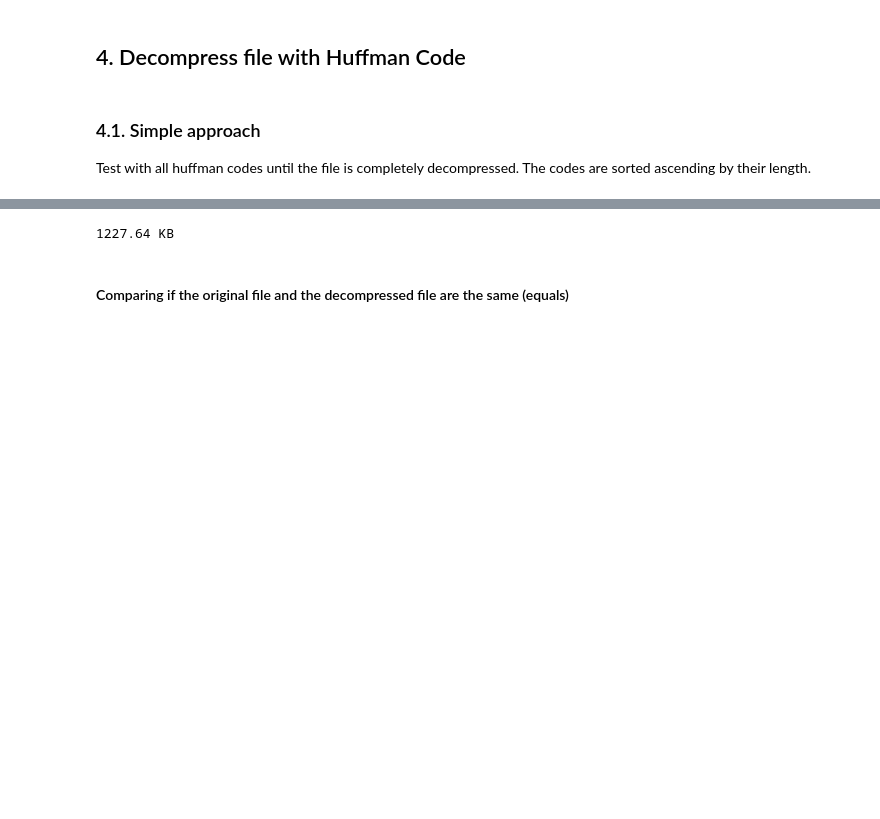
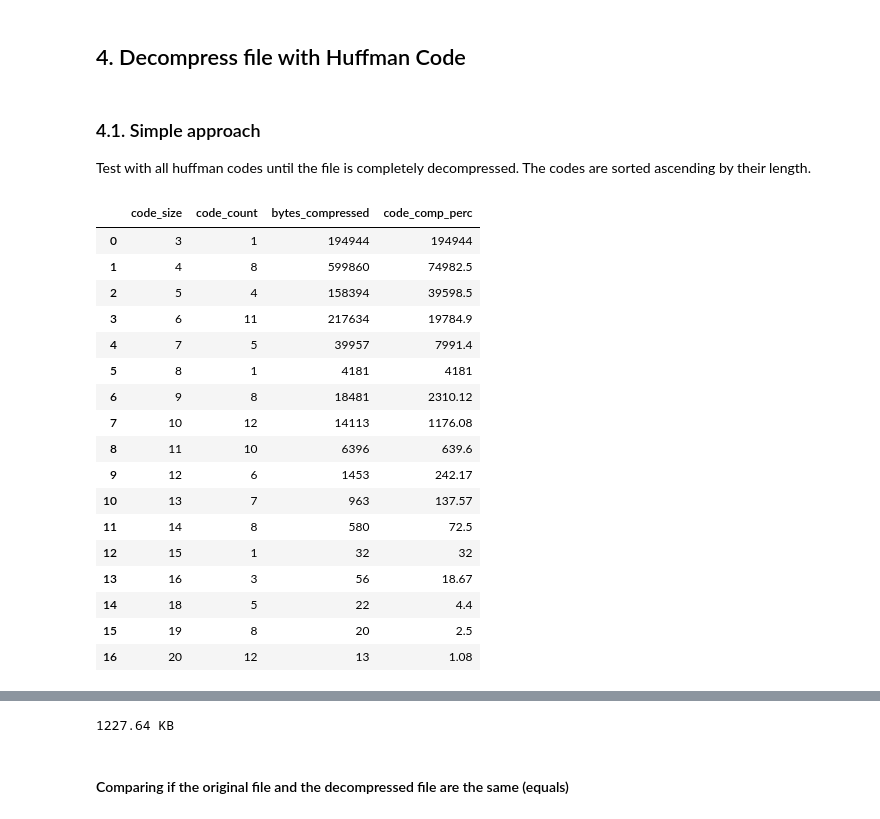
Before and after one commit to ansegura7/DataCompression, a Jupyter notebook: code/HuffmanCode.ipynb, the cells around one changed output, grey strips where cells are left out. Saved outputs shown, nothing was run; the diff lists cells and outputs as text; code cells hidden in the pictures; blank space fills up the shorter version.

Commit message:
Update Huffman Code
More information about Huffman codes used to decompress was shown.

```diff
--- a/code/HuffmanCode.ipynb
+++ b/code/HuffmanCode.ipynb
@@ -387,5 +366,41 @@ symbols_used
 # %% [markdown]
 ### 4.1. Simple approach
 Test with all huffman codes until the file is completely decompressed. The codes are sorted ascending by their length.
+# %%
+# Creates a dataframe with the codes, frequency and compression percentage of each of them
+def create_codes_df(code_list, hf_code, col_sort):
+    term_freq = Counter([len(v) for k, v in hf_code.items()])
+    df_codes = pd.DataFrame([code_list, term_freq]).T
+    df_codes.reset_index(level=0, inplace=True)
+    df_codes.columns = ["code_size", "bytes_compressed", "code_count"]
+    df_codes['code_comp_perc'] = round(df_codes.bytes_compressed / df_codes.code_count, 2)
+    df_codes = df_codes[["code_size", "code_count", "bytes_compressed", "code_comp_perc"]]
+
+    return df_codes.sort_values(by=[col_sort], ascending=False)
+# %%
+# Show frequency of length of used symbols
+df = create_codes_df(symbols_used, hf_code, 'code_comp_perc')
+df.style.set_table_styles([
+    {'selector': '.row_heading, .blank', 'props': [('display', 'none;')]}
+])
+# %% [output]
+|  | code_size | code_count | bytes_compressed | code_comp_perc |
+| 0 | 3 | 1 | 194944 | 194944 |
+| 1 | 4 | 8 | 599860 | 74982.5 |
+| 2 | 5 | 4 | 158394 | 39598.5 |
+| 3 | 6 | 11 | 217634 | 19784.9 |
+| 4 | 7 | 5 | 39957 | 7991.4 |
+| 5 | 8 | 1 | 4181 | 4181 |
+| 6 | 9 | 8 | 18481 | 2310.12 |
+| 7 | 10 | 12 | 14113 | 1176.08 |
+| 8 | 11 | 10 | 6396 | 639.6 |
+| 9 | 12 | 6 | 1453 | 242.17 |
+| 10 | 13 | 7 | 963 | 137.57 |
+| 11 | 14 | 8 | 580 | 72.5 |
+| 12 | 15 | 1 | 32 | 32 |
+| 13 | 16 | 3 | 56 | 18.67 |
+| 14 | 18 | 5 | 22 | 4.4 |
+| 15 | 19 | 8 | 20 | 2.5 |
+| 16 | 20 | 12 | 13 | 1.08 |
 # %%
 # Decompress a binary file using a huffman code
```
Also changed, not shown: parts of 13 cells of this notebook, 1 other file.
